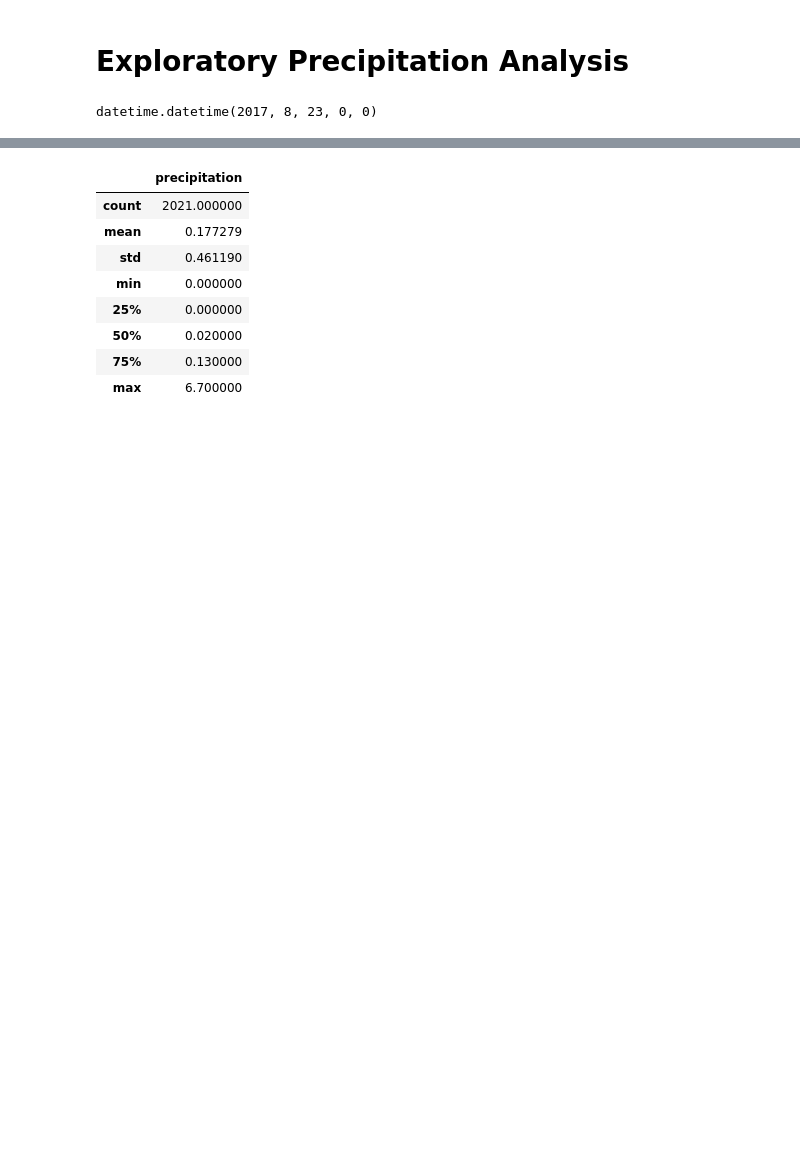
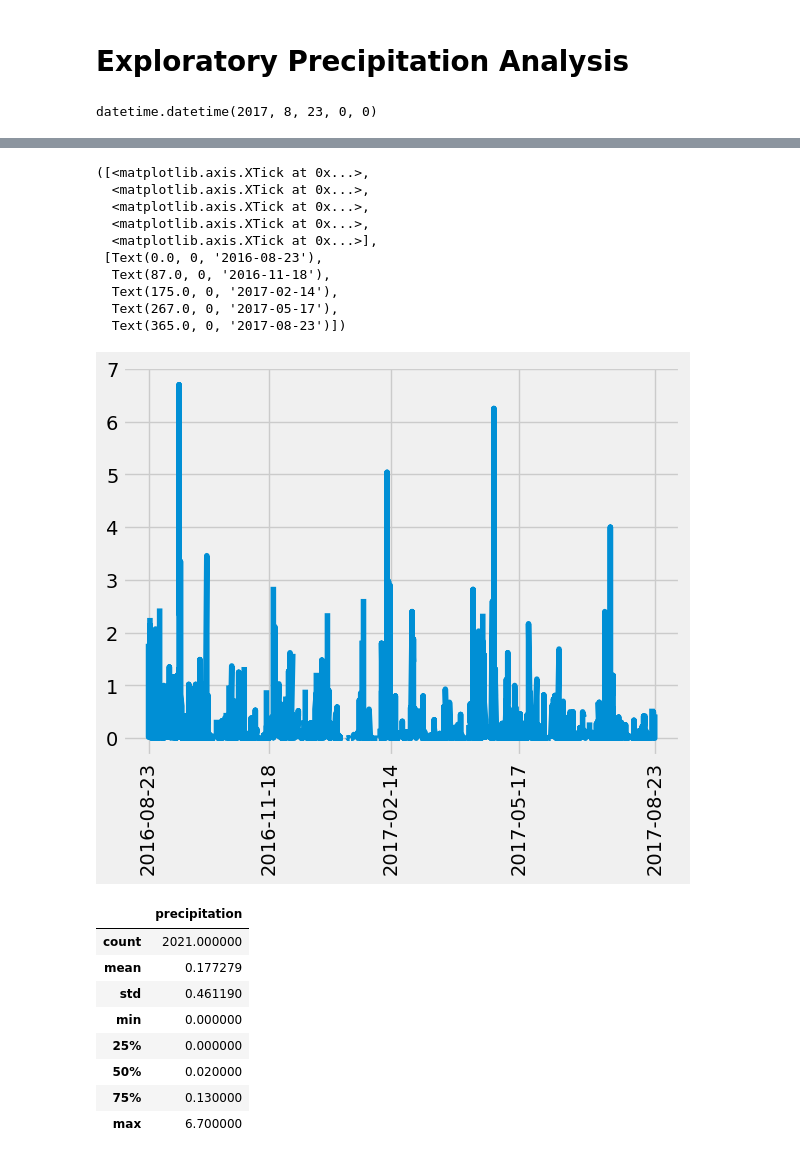
Before and after one commit to wemlaztdj/sqlalchemy-challenge, a Jupyter notebook: SurfsUp/climate_starter.ipynb, the cells around one changed output, grey strips where cells are left out. Cells and saved outputs as stored; diff of their text form; code cells hidden in the pictures; blank space fills up the shorter version.

```diff
--- a/SurfsUp/climate_starter.ipynb
+++ b/SurfsUp/climate_starter.ipynb
@@ -78,5 +78,25 @@ ayear_df.sort_values('date')
 | 2229 | 2017-08-23 | 0.45 |
 2230 rows × 2 columns
+# %%
+# Use Pandas Plotting with Matplotlib to plot the data
+plt.plot(ayear_df['date'],ayear_df['precipitation'])
+
+num_dates = len(ayear_df['date'])
+step = num_dates // 4
+
+plt.xticks(ayear_df['date'][::step], labels=[date for date in ayear_df['date'][::step]], rotation=90)
+# %% [output]
+([<matplotlib.axis.XTick at 0x...>,
+  <matplotlib.axis.XTick at 0x...>,
+  <matplotlib.axis.XTick at 0x...>,
+  <matplotlib.axis.XTick at 0x...>,
+  <matplotlib.axis.XTick at 0x...>],
+ [Text(0.0, 0, '2016-08-23'),
+  Text(87.0, 0, '2016-11-18'),
+  Text(175.0, 0, '2017-02-14'),
+  Text(267.0, 0, '2017-05-17'),
+  Text(365.0, 0, '2017-08-23')])
+[figure, added]
 # %%
 # Use Pandas to calculate the summary statistics for the precipitation data
 ayear_df.describe()
```
Also changed, not shown: parts of 1 cell of this notebook.
